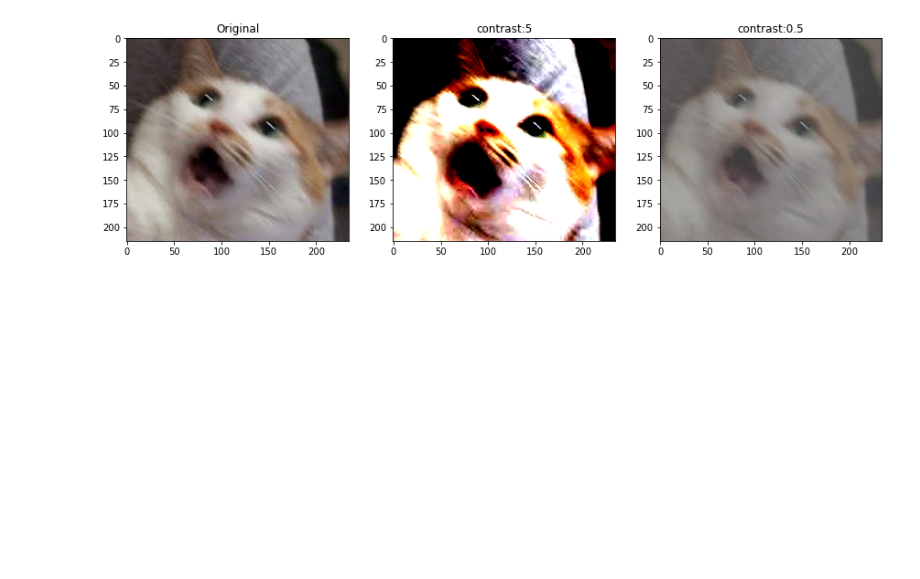
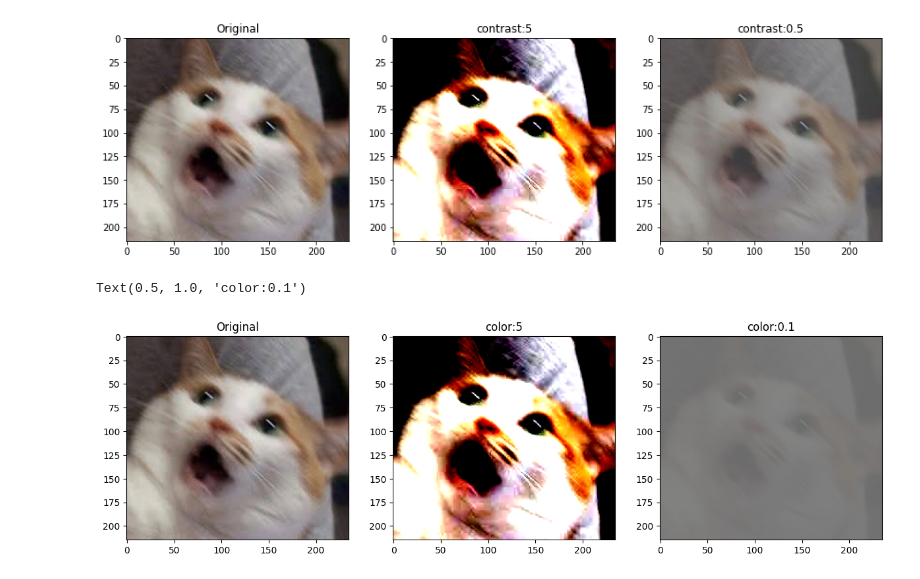
Before and after one commit to yinOUO/test, a Jupyter notebook: final.ipynb, the cells around one changed output. Drawn from its saved outputs; the diff is of its cells as text; code cells hidden in the pictures; blank space fills up the shorter version.

```diff
--- a/final.ipynb
+++ b/final.ipynb
@@ -48,3 +48,26 @@ plt.title('contrast:0.5')
 # %% [output]
 Text(0.5, 1.0, 'contrast:0.5')
 [figure]
+# %%
+#讀取影像
+img = Image.open("img_cat.jpg")
+
+# 調整飽和度
+color = ImageEnhance.Contrast(img)
+
+output_a = color.enhance(5)          # 提高飽和度
+output_b = color.enhance(0.1)       # 降低飽和度
+
+plt.figure(figsize=(20,15))
+plt.subplot(2,4,1)
+plt.imshow(img)
+plt.title('Original')
+plt.subplot(2,4,2)
+plt.imshow(output_a)
+plt.title('color:5')
+plt.subplot(2,4,3)
+plt.imshow(output_b)
+plt.title('color:0.1')
+# %% [output]
+Text(0.5, 1.0, 'color:0.1')
+[figure, added]
```
